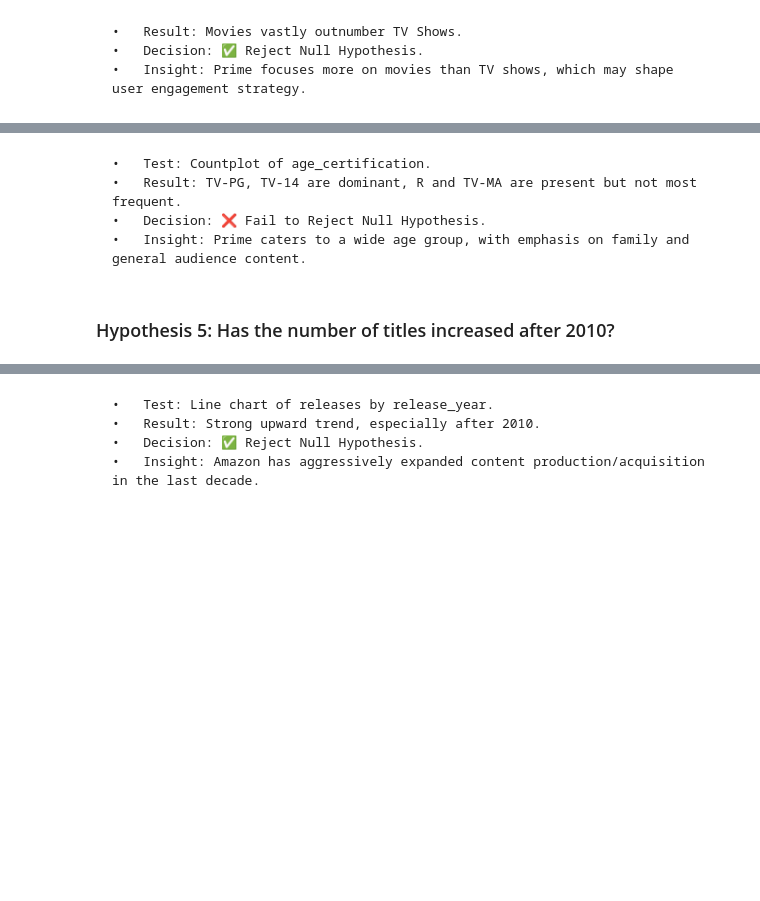
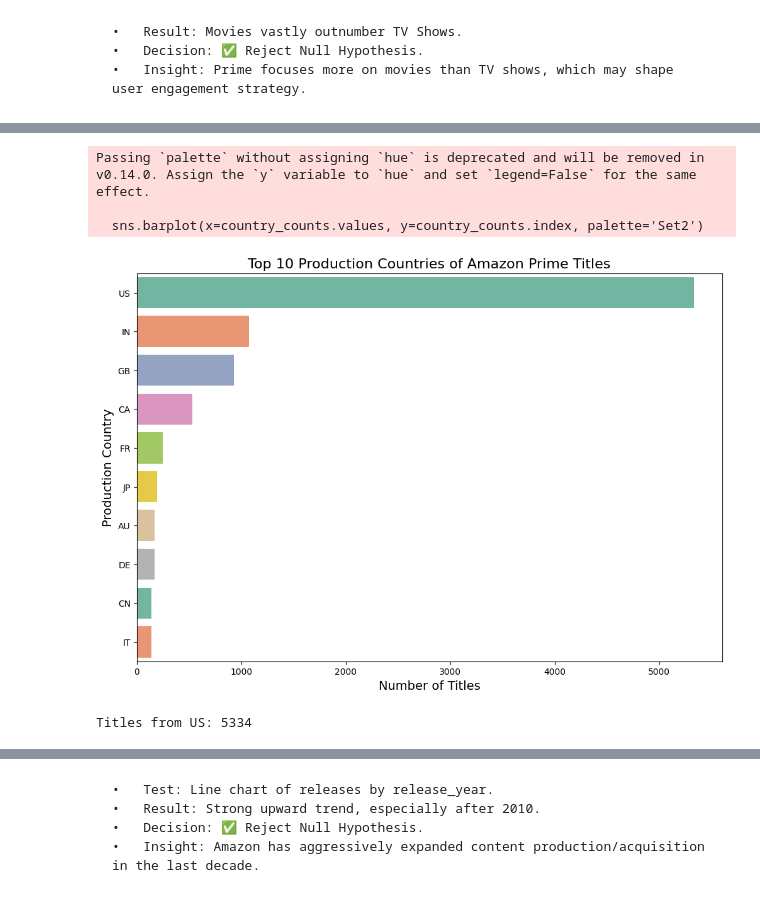
Before and after one commit to Shyam2143/EDA_Prime, a Jupyter notebook: Exploratory_Data_Analysis_of_the_Amazon_Prime_Video_Content_Library.ipynb, the cells around one changed output, grey strips where cells are left out. Cells and saved outputs as stored; diff of their text form; code cells hidden in the pictures; blank space fills up the shorter version.

```diff
--- a/Exploratory_Data_Analysis_of_the_Amazon_Prime_Video_Content_Library.ipynb
+++ b/Exploratory_Data_Analysis_of_the_Amazon_Prime_Video_Content_Library.ipynb
@@ -688,11 +783,32 @@ print(f"Movies: {movie_count}, Shows: {show_count}")
+# %%
+# Convert the production_countries column from string representation to actual list
+titles_df['production_countries'] = titles_df['production_countries'].apply(lambda x: ast.literal_eval(x))
+
+# Flatten the lists of countries to count them
+country_list = titles_df['production_countries'].explode()
+
+# Count the frequency of each country
+country_counts = country_list.value_counts().head(10)  # Limit to top 10 countries for clarity
+
+# Create a bar plot to show the top 10 most frequent production countries
+plt.figure(figsize=(12, 8))
+sns.barplot(x=country_counts.values, y=country_counts.index, palette='Set2')
+
+# Set plot title and labels
+plt.title('Top 10 Production Countries of Amazon Prime Titles', fontsize=16)
+plt.xlabel('Number of Titles', fontsize=14)
+plt.ylabel('Production Country', fontsize=14)
+
+# Display the plot
+plt.show()
+# %% [output]
+Passing `palette` without assigning `hue` is deprecated and will be removed in v0.14.0. Assign the `y` variable to `hue` and set `legend=False` for the same effect.
+
+  sns.barplot(x=country_counts.values, y=country_counts.index, palette='Set2')
+[figure, added]
 # %%
 # Count how many titles are from the US
 us_titles_count = titles_df[titles_df['production_countries'].apply(lambda x: 'US' in x)].shape[0]
 print(f"Titles from US: {us_titles_count}")
+# %% [output]
+Titles from US: 5334
-# %% [markdown]
-	•	Test: Countplot of age_certification.
-	•	Result: TV-PG, TV-14 are dominant, R and TV-MA are present but not most frequent.
-	•	Decision: ❌ Fail to Reject Null Hypothesis.
-	•	Insight: Prime caters to a wide age group, with emphasis on family and general audience content.
-# %% [markdown]
-### Hypothesis 5: Has the number of titles increased after 2010?
```
Also changed, not shown: parts of 33 cells of this notebook.
